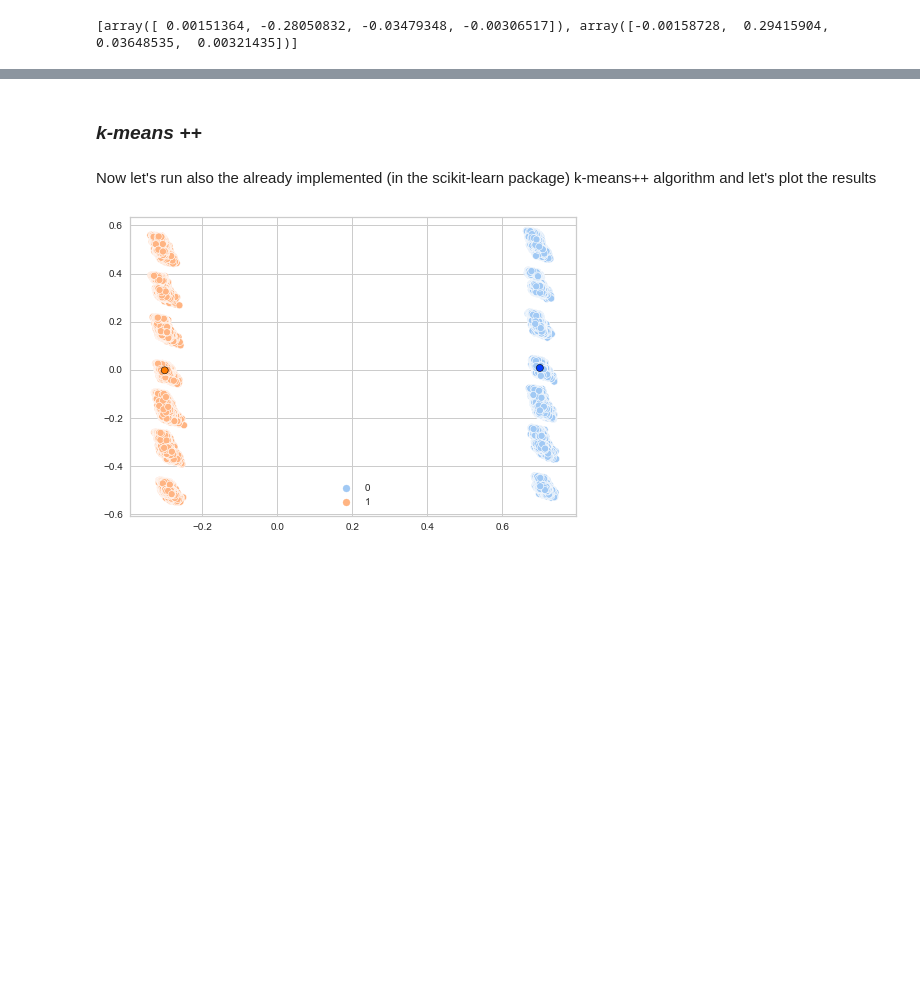
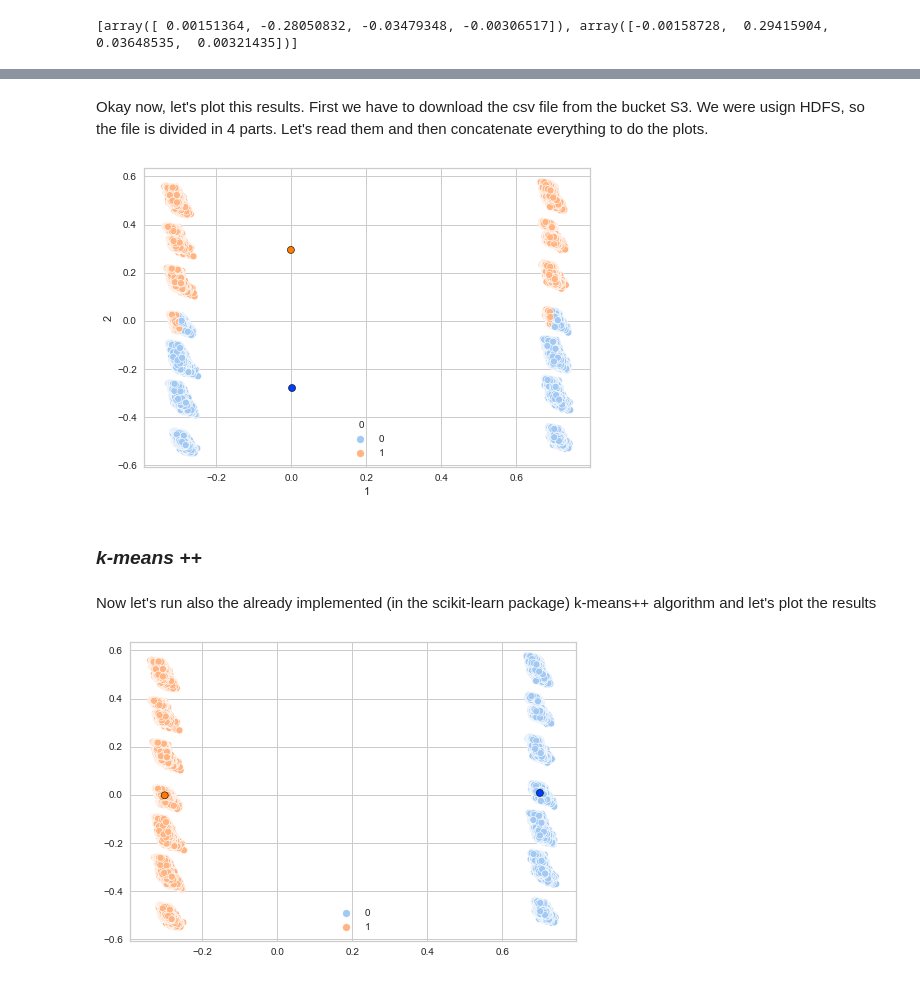
Before and after one commit to Leoni1894985/HM-4, a Jupyter notebook: main.ipynb, the cells around one changed output, grey strips where cells are left out. Cells and saved outputs as stored; diff of their text form; code cells hidden in the pictures; blank space fills up the shorter version.

```diff
--- a/main.ipynb
+++ b/main.ipynb
@@ -1461,3 +1536,18 @@ print(centroids)
+# %% [markdown]
+Okay now, let's plot this results. First we have to download the csv file from the bucket S3. We were usign HDFS, so the file is divided in 4 parts. Let's read them and then concatenate everything to do the plots.
+# %%
+df0 = pd.read_csv('part0_my_km.csv', header=None)
+df1 = pd.read_csv('part1_my_km.csv', header=None)
+df2 = pd.read_csv('part2_my_km.csv', header=None)
+df3 = pd.read_csv('part3_my_km.csv', header=None)
+# %%
+my_km = pd.concat([df0, df1, df2, df3])
+# %%
+ax = sns.scatterplot(x=my_km[1], y=my_km[2], hue=my_km[0], palette='pastel')
+ax = sns.scatterplot(x=[0.00151364, -0.00158728], y=[-0.28050832, 0.29415904], hue=range(2), palette='bright', ec='black', legend=False, ax=ax)
+plt.show()
+# %% [output]
+[figure, added]
 # %% [markdown]
 ### ***k-means ++***
 # %% [markdown]
```
Also changed, not shown: parts of 19 cells of this notebook, 4 other files.
